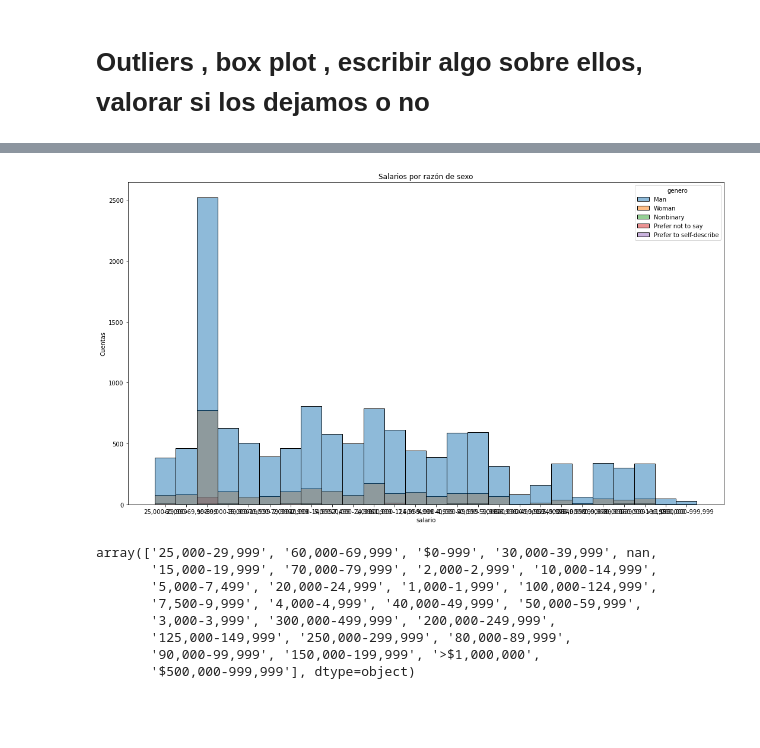
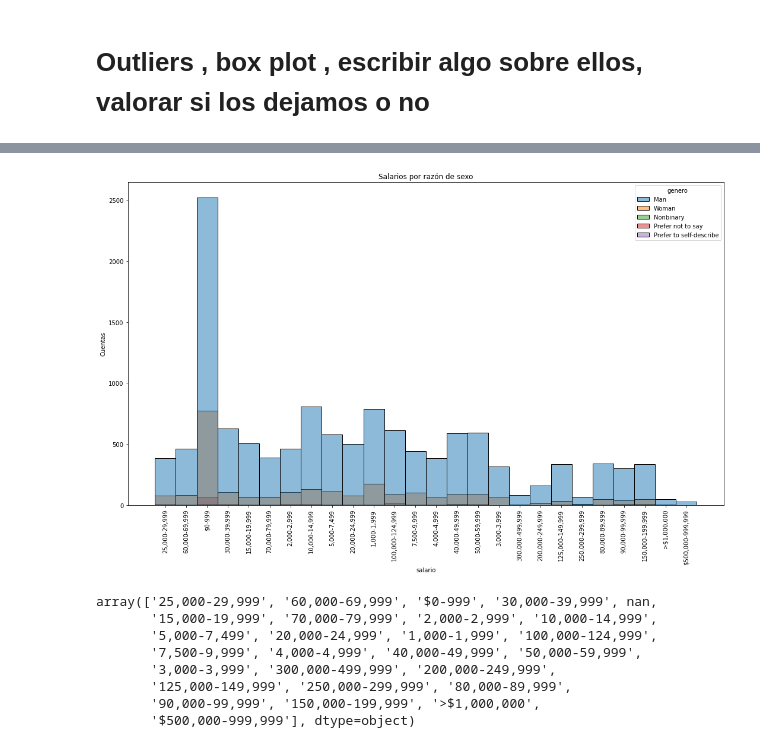
Before and after one commit to Adalab/project-da-promo-A-module-2-team-2, a Jupyter notebook: Proyecto 2- guarrillo.ipynb, the cells around one changed output, grey strips where cells are left out. Cells and saved outputs as stored; diff of their text form; code cells hidden in the pictures; blank space fills up the shorter version.

```diff
--- a/Proyecto 2- guarrillo.ipynb
+++ b/Proyecto 2- guarrillo.ipynb
@@ -763,12 +774,13 @@ plt.show();
 # %%
 #  Histograma seleccionando como varaible semantica la variable isla y  un total de 20 bins
 plt.figure(figsize =(18,10))
+plt.xticks(rotation='vertical')
 fig = sns.histplot(x='salario', data = df_new,hue = 'genero')
 fig.set(xlabel='salario', ylabel = 'Cuentas')
 fig.set_title('Salarios por razón de sexo')
 plt.show()
 # %% [output]
-[figure, old version]
+[figure, new version]
 # %%
 #necesito que los rangos de salario sean numéricos
 plt.figure(figsize =(8,4))
```
Also changed, not shown: parts of 26 cells of this notebook.
